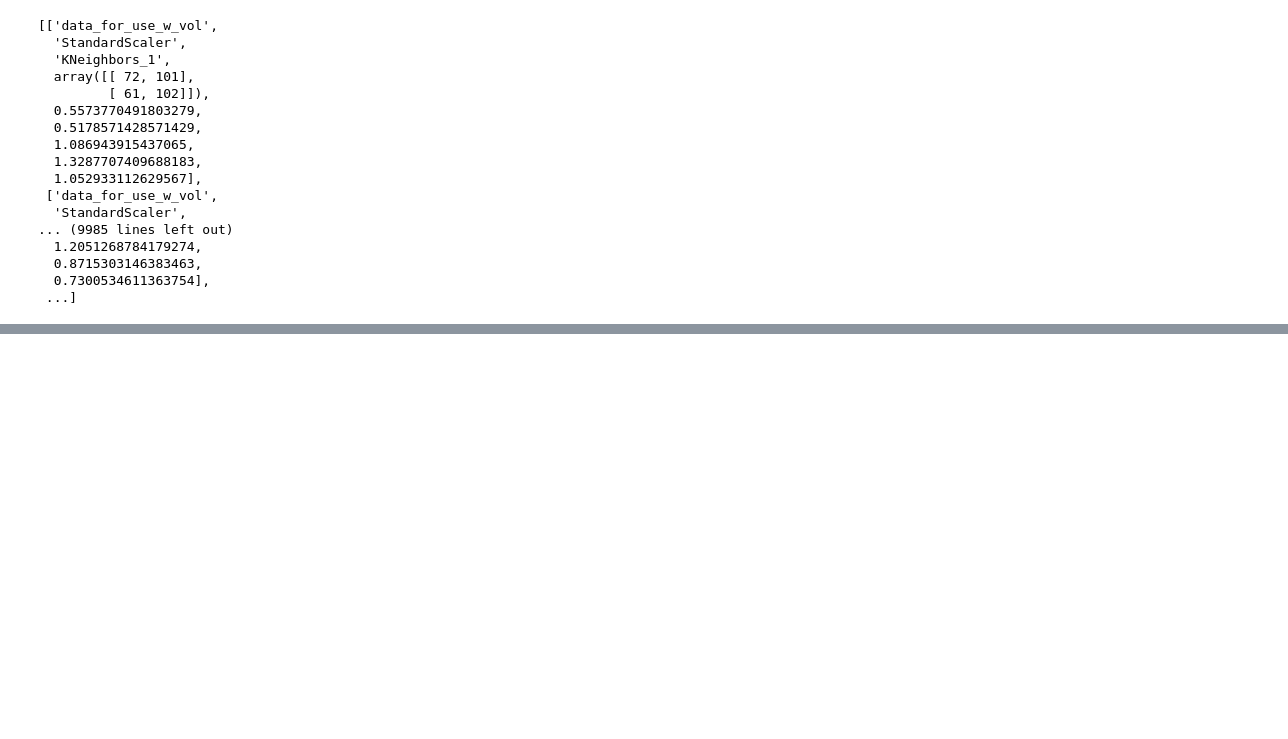
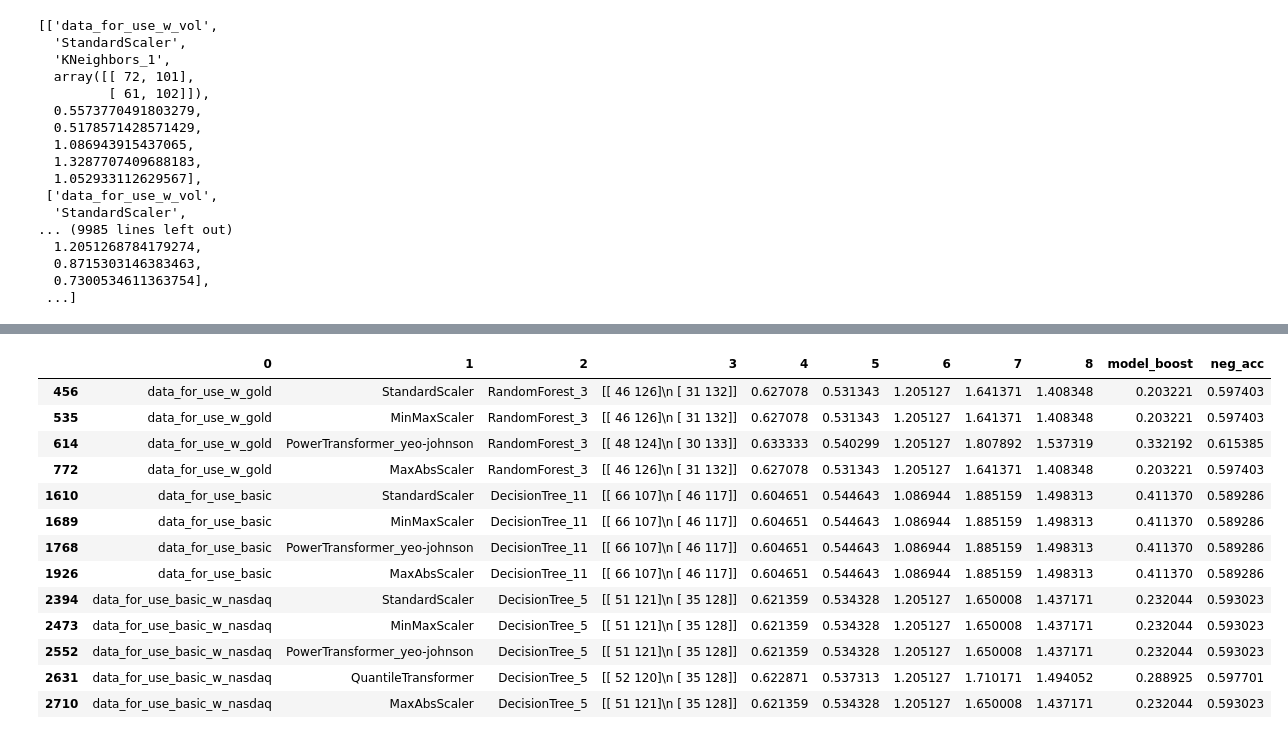
Before and after one commit to jquibla/Crypto_Predictor, a Jupyter notebook: Prueba_bucle.ipynb, the cells around one changed output, grey strips where cells are left out. Cells and saved outputs as stored; diff of their text form; code cells hidden in the pictures; blank space fills up the shorter version.

```diff
--- a/Prueba_bucle.ipynb
+++ b/Prueba_bucle.ipynb
@@ -312,0 +333,17 @@ back_test_models
+# %%
+resulados_df[(resulados_df['model_boost']>0.2)&(resulados_df['5']>0.53)&(resulados_df['4']>0.6)]
+# %% [output]
+|  | 0 | 1 | 2 | 3 | 4 | 5 | 6 | 7 | 8 | model_boost | neg_acc |
+| 456 | data_for_use_w_gold | StandardScaler | RandomForest_3 | [[ 46 126]\n [ 31 132]] | 0.627078 | 0.531343 | 1.205127 | 1.641371 | 1.408348 | 0.203221 | 0.597403 |
+| 535 | data_for_use_w_gold | MinMaxScaler | RandomForest_3 | [[ 46 126]\n [ 31 132]] | 0.627078 | 0.531343 | 1.205127 | 1.641371 | 1.408348 | 0.203221 | 0.597403 |
+| 614 | data_for_use_w_gold | PowerTransformer_yeo-johnson | RandomForest_3 | [[ 48 124]\n [ 30 133]] | 0.633333 | 0.540299 | 1.205127 | 1.807892 | 1.537319 | 0.332192 | 0.615385 |
+| 772 | data_for_use_w_gold | MaxAbsScaler | RandomForest_3 | [[ 46 126]\n [ 31 132]] | 0.627078 | 0.531343 | 1.205127 | 1.641371 | 1.408348 | 0.203221 | 0.597403 |
+| 1610 | data_for_use_basic | StandardScaler | DecisionTree_11 | [[ 66 107]\n [ 46 117]] | 0.604651 | 0.544643 | 1.086944 | 1.885159 | 1.498313 | 0.411370 | 0.589286 |
+| 1689 | data_for_use_basic | MinMaxScaler | DecisionTree_11 | [[ 66 107]\n [ 46 117]] | 0.604651 | 0.544643 | 1.086944 | 1.885159 | 1.498313 | 0.411370 | 0.589286 |
+| 1768 | data_for_use_basic | PowerTransformer_yeo-johnson | DecisionTree_11 | [[ 66 107]\n [ 46 117]] | 0.604651 | 0.544643 | 1.086944 | 1.885159 | 1.498313 | 0.411370 | 0.589286 |
+| 1926 | data_for_use_basic | MaxAbsScaler | DecisionTree_11 | [[ 66 107]\n [ 46 117]] | 0.604651 | 0.544643 | 1.086944 | 1.885159 | 1.498313 | 0.411370 | 0.589286 |
+| 2394 | data_for_use_basic_w_nasdaq | StandardScaler | DecisionTree_5 | [[ 51 121]\n [ 35 128]] | 0.621359 | 0.534328 | 1.205127 | 1.650008 | 1.437171 | 0.232044 | 0.593023 |
+| 2473 | data_for_use_basic_w_nasdaq | MinMaxScaler | DecisionTree_5 | [[ 51 121]\n [ 35 128]] | 0.621359 | 0.534328 | 1.205127 | 1.650008 | 1.437171 | 0.232044 | 0.593023 |
+| 2552 | data_for_use_basic_w_nasdaq | PowerTransformer_yeo-johnson | DecisionTree_5 | [[ 51 121]\n [ 35 128]] | 0.621359 | 0.534328 | 1.205127 | 1.650008 | 1.437171 | 0.232044 | 0.593023 |
+| 2631 | data_for_use_basic_w_nasdaq | QuantileTransformer | DecisionTree_5 | [[ 52 120]\n [ 35 128]] | 0.622871 | 0.537313 | 1.205127 | 1.710171 | 1.494052 | 0.288925 | 0.597701 |
+| 2710 | data_for_use_basic_w_nasdaq | MaxAbsScaler | DecisionTree_5 | [[ 51 121]\n [ 35 128]] | 0.621359 | 0.534328 | 1.205127 | 1.650008 | 1.437171 | 0.232044 | 0.593023 |
```
Also changed, not shown: parts of 16 cells of this notebook.
